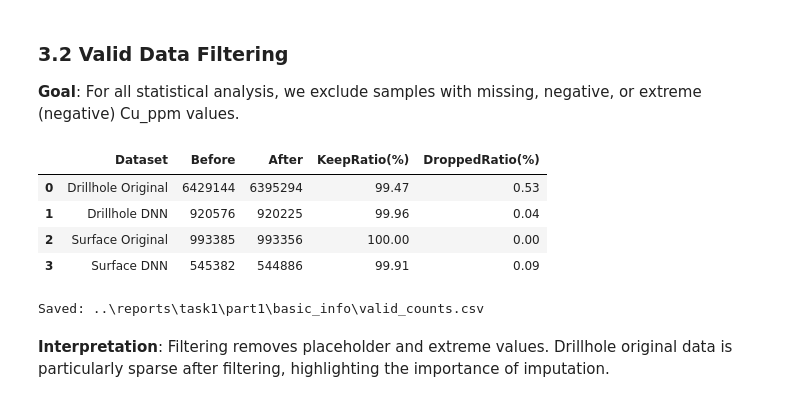
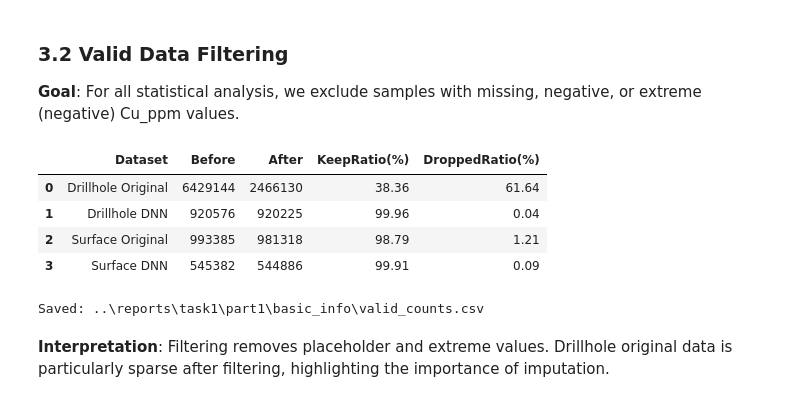
Before and after one commit to zyWang4capstone/Capstone-project-cu-gap-analysis-platform, a Jupyter notebook: notebooks/First-step EDA (1.2).ipynb, the cells around one changed output. Saved outputs shown, nothing was run; the diff lists cells and outputs as text; code cells hidden in the pictures.

```diff
--- a/notebooks/First-step EDA (1.2).ipynb
+++ b/notebooks/First-step EDA (1.2).ipynb
@@ -180,45 +180,45 @@ For all statistical analysis, we exclude samples with missing, negative, or extr
 def valid_mask(s: pd.Series) -> pd.Series:
     s = pd.to_numeric(s, errors="coerce")
     s = s.copy()
-    s[s < 0] = 0.00001
-    return (s >= 0.00001) & (s <= 346000)
+
+    return (s >= 1e-5) & (s <= 346000)
+
 
 def select_valid(df, col="Cu_ppm"):
     s = pd.to_numeric(df[col], errors="coerce").copy()
-    s[s < 0] = 1e-5
     mask = (s >= 1e-5) & (s <= 346000)
     out = df.loc[mask].copy()
-    out[col] = s.loc[mask].values  # write back corrected values
+    out[col] = s.loc[mask].values
     return out
 
 df_dh_orig_valid   = df_dh_orig[valid_mask(df_dh_orig["Cu_ppm"])].copy()
 df_dh_dl_valid     = df_dh_dl[valid_mask(df_dh_dl["Cu_ppm"])].copy()
 df_surf_orig_valid = df_surf_orig[valid_mask(df_surf_orig["Cu_ppm"])].copy()
 df_surf_dl_valid   = df_surf_dl[valid_mask(df_surf_dl["Cu_ppm"])].copy()
 
 df_dh_orig_valid   = select_valid(df_dh_orig)
 df_dh_dl_valid     = select_valid(df_dh_dl)
 df_surf_orig_valid = select_valid(df_surf_orig)
 df_surf_dl_valid   = select_valid(df_surf_dl)
 
 keep_df = pd.DataFrame([
     {"Dataset": "Drillhole Original", "Before": len(df_dh_orig),   "After": len(df_dh_orig_valid)},
     {"Dataset": "Drillhole DNN",      "Before": len(df_dh_dl),     "After": len(df_dh_dl_valid)},
     {"Dataset": "Surface Original",   "Before": len(df_surf_orig), "After": len(df_surf_orig_valid)},
     {"Dataset": "Surface DNN",        "Before": len(df_surf_dl),   "After": len(df_surf_dl_valid)},
 ])
 keep_df["KeepRatio(%)"]    = (keep_df["After"] / keep_df["Before"] * 100).round(2)
 keep_df["DroppedRatio(%)"] = (100 - keep_df["KeepRatio(%)"]).round(2)
 
 keep_fp = BASIC_DIR / "valid_counts.csv"
 keep_df.to_csv(keep_fp, index=False)
 display(keep_df)
 print(f"Saved: {keep_fp}")
 # %% [output]
 |  | Dataset | Before | After | KeepRatio(%) | DroppedRatio(%) |
-| 0 | Drillhole Original | 6429144 | 6395294 | 99.47 | 0.53 |
+| 0 | Drillhole Original | 6429144 | 2466130 | 38.36 | 61.64 |
 | 1 | Drillhole DNN | 920576 | 920225 | 99.96 | 0.04 |
-| 2 | Surface Original | 993385 | 993356 | 100.00 | 0.00 |
+| 2 | Surface Original | 993385 | 981318 | 98.79 | 1.21 |
 | 3 | Surface DNN | 545382 | 544886 | 99.91 | 0.09 |
 Saved: ..\reports\task1\part1\basic_info\valid_counts.csv
 # %% [markdown]
```
Also changed, not shown: parts of 17 cells of this notebook.
